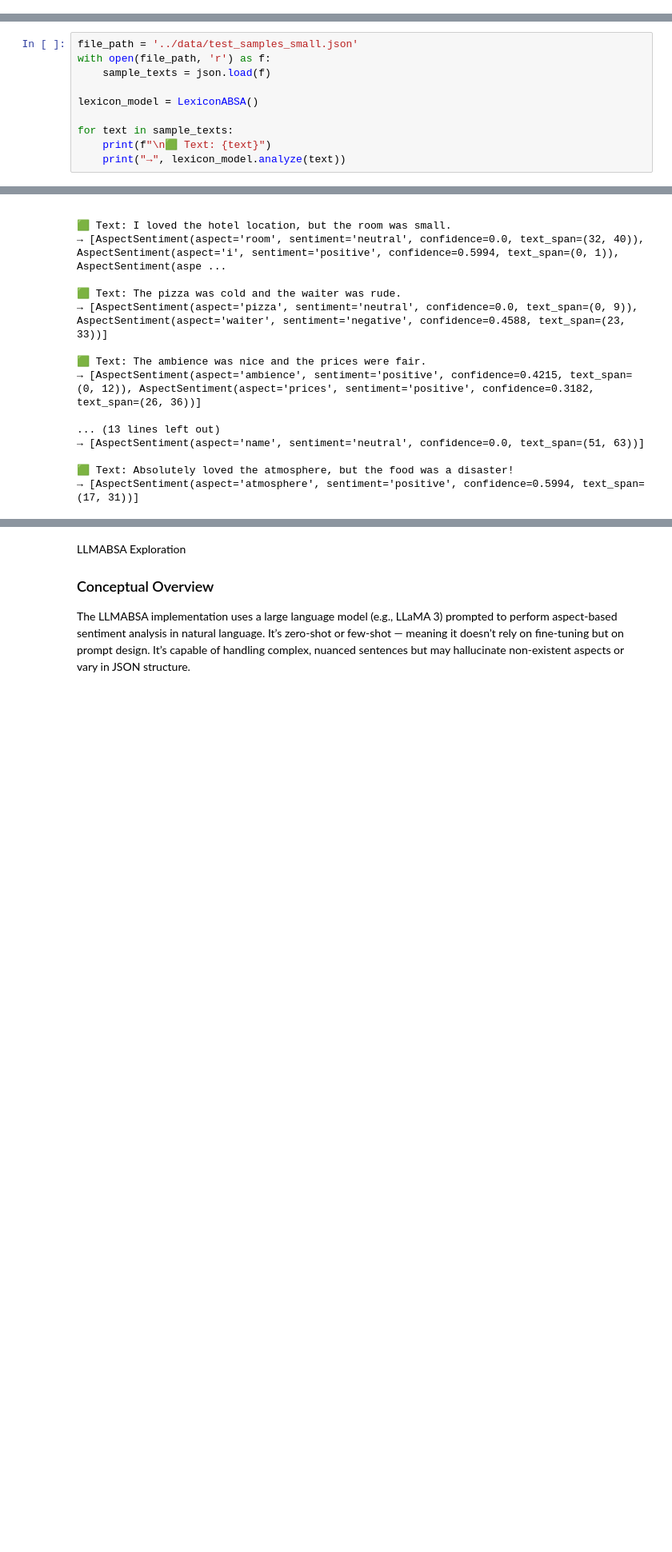
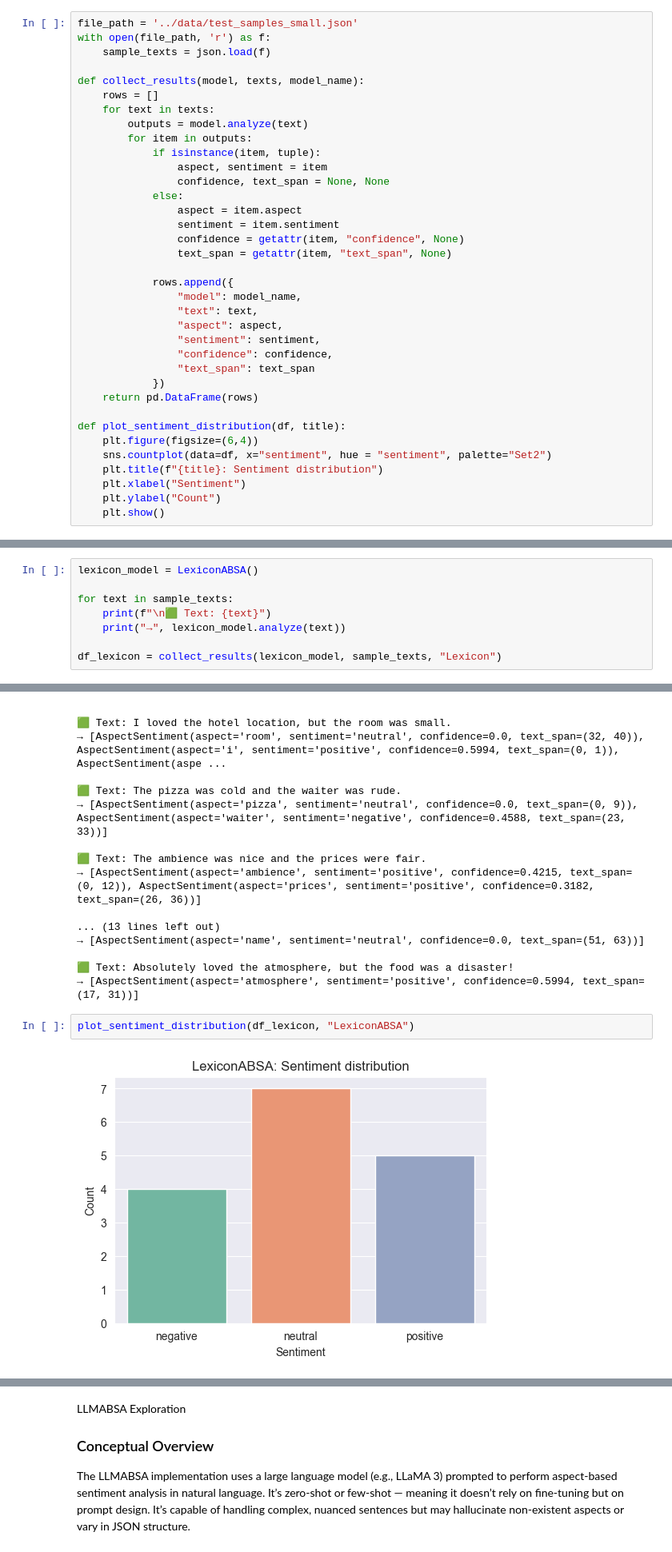
Before and after one commit to lizakolosova/ABSA-project, a Jupyter notebook: notebooks/exploration.ipynb, the cells around one changed output, grey strips where cells are left out. Shown at 80% size. Drawn from its saved outputs; the diff is of its cells as text; blank space fills up the shorter version.

Commit message:
Changed the return from tulp to AspectSentiment(I forgot) + a plot for exploration

```diff
--- a/notebooks/exploration.ipynb
+++ b/notebooks/exploration.ipynb
@@ -8,3 +12,39 @@ import json
+# %%
+file_path = '../data/test_samples_small.json'
+with open(file_path, 'r') as f:
+    sample_texts = json.load(f)
+
+def collect_results(model, texts, model_name):
+    rows = []
+    for text in texts:
+        outputs = model.analyze(text)
+        for item in outputs:
+            if isinstance(item, tuple):
+                aspect, sentiment = item
+                confidence, text_span = None, None
+            else:
+                aspect = item.aspect
+                sentiment = item.sentiment
+                confidence = getattr(item, "confidence", None)
+                text_span = getattr(item, "text_span", None)
+
+            rows.append({
+                "model": model_name,
+                "text": text,
+                "aspect": aspect,
+                "sentiment": sentiment,
+                "confidence": confidence,
+                "text_span": text_span
+            })
+    return pd.DataFrame(rows)
+
+def plot_sentiment_distribution(df, title):
+    plt.figure(figsize=(6,4))
+    sns.countplot(data=df, x="sentiment", hue = "sentiment", palette="Set2")
+    plt.title(f"{title}: Sentiment distribution")
+    plt.xlabel("Sentiment")
+    plt.ylabel("Count")
+    plt.show()
 # %% [markdown]
 ## LexiconABSA Exploration
 ### Conceptual Overview
@@ -12,15 +52,13 @@ The LexiconABSA model is a rule-based approach that uses linguistic parsing and
 It relies on dependency parsing and fixed dictionaries, making it fast and interpretable.
 However, it can miss implicit sentiments or complex relationships between words (e.g. sarcasm).
 # %%
-file_path = '../data/test_samples_small.json'
-with open(file_path, 'r') as f:
-    sample_texts = json.load(f)
-
 lexicon_model = LexiconABSA()
 
 for text in sample_texts:
     print(f"\n🟩 Text: {text}")
     print("→", lexicon_model.analyze(text))
+
+df_lexicon = collect_results(lexicon_model, sample_texts, "Lexicon")
 # %% [output]
 🟩 Text: The â€˜friendlyâ€™ waiter ignored us the whole night â€” amazing experience!
 → [AspectSentiment(aspect='waiter', sentiment='negative', confidence=0.398472314, text_span=(0, 25)), AspectSentiment(aspect='us', sentiment='negative', confidence=0.3182, text_span=(34, 36))]
@@ -39,6 +77,10 @@ for text in sample_texts:
 
 🟩 Text: Absolutely loved the atmosphere, but the food was a disaster!
 → [AspectSentiment(aspect='atmosphere', sentiment='positive', confidence=0.5994, text_span=(17, 31))]
+# %%
+plot_sentiment_distribution(df_lexicon, "LexiconABSA")
+# %% [output]
+[figure, added]
 # %% [markdown]
 ### Observations
 
```
Also changed, not shown: parts of 5 cells of this notebook, 2 other files.
